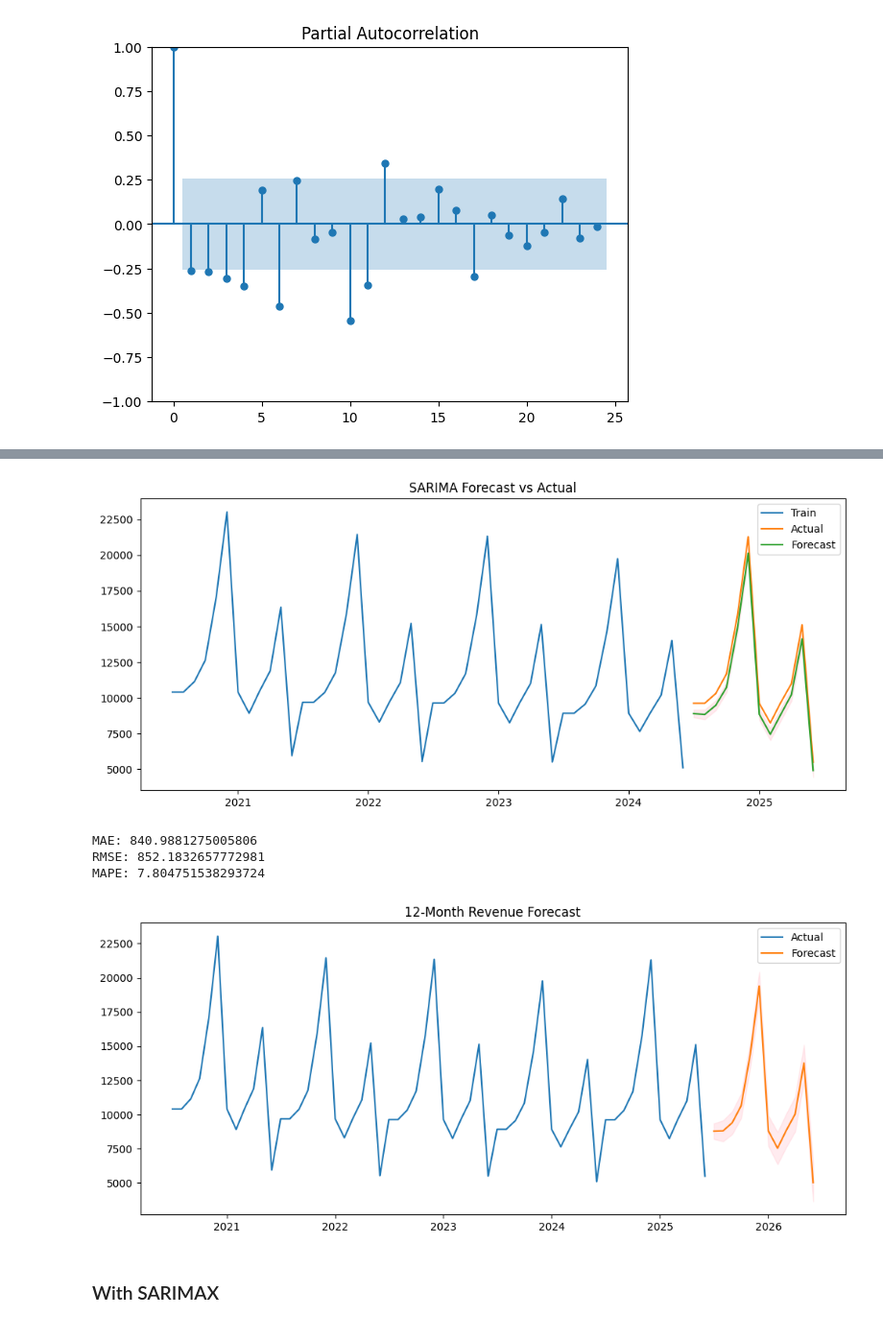
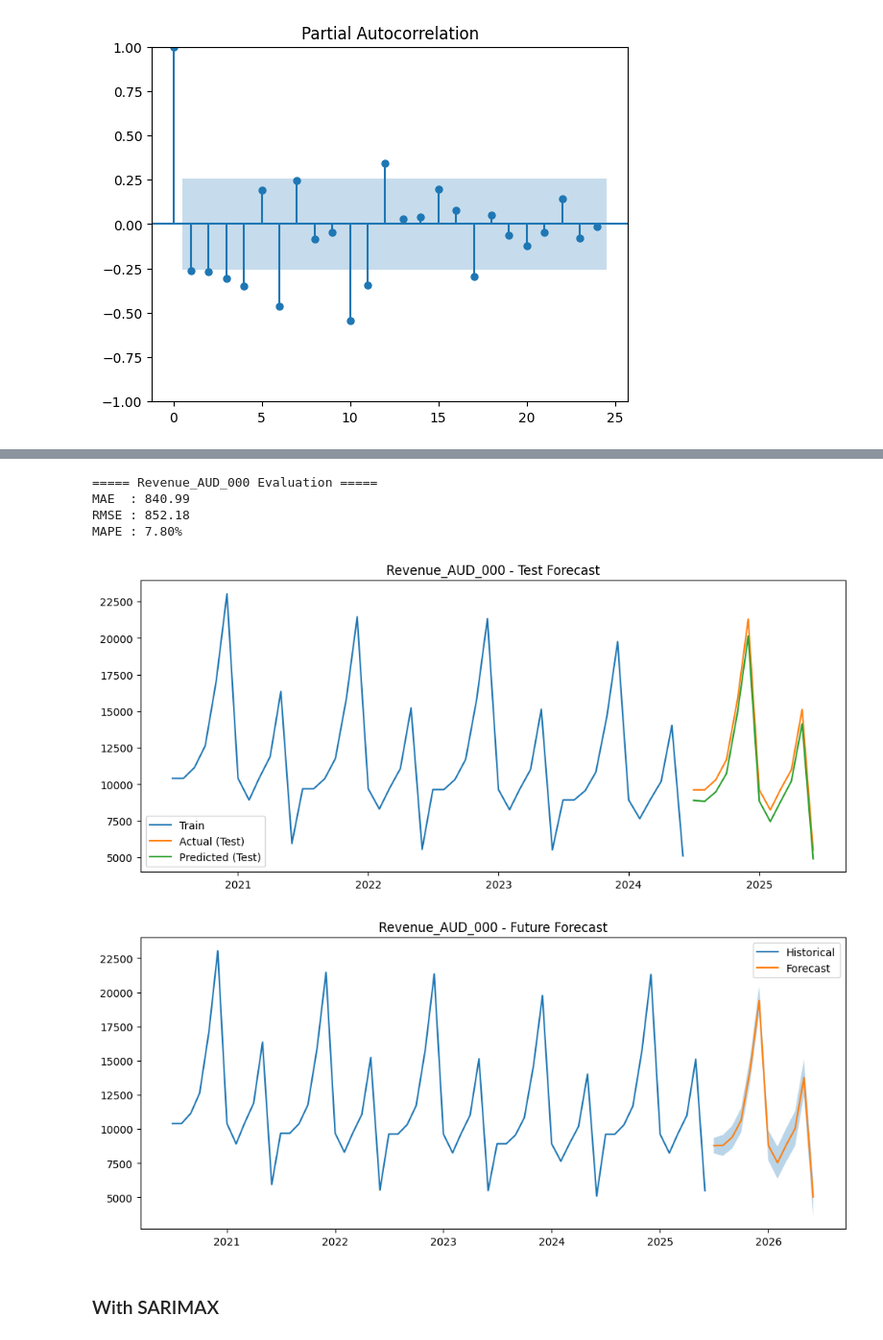
Before and after one commit to Mahir-Uddin0/OuterRim-revenue-forecasting-project, a Jupyter notebook: forecasting.ipynb, the cells around one changed output, grey strips where cells are left out. Shown at 96% size. Saved outputs shown, nothing was run; the diff lists cells and outputs as text; code cells hidden in the pictures.

```diff
--- a/forecasting.ipynb
+++ b/forecasting.ipynb
@@ -234,6 +238,11 @@ plt.ylabel("Online_Revenue_AUD_000")
 # %% [output]
 Text(0, 0.5, 'Online_Revenue_AUD_000')
 [figure]
+# %%
+if "Month_Start" in df:
+    df.set_index('Month_Start', inplace = True)
+
+future_dataset = pd.DataFrame()
 # %% [markdown]
 Highly Seasonal Data
 # %% [markdown]
@@ -336,30 +426,0 @@ conf_int_rev = forecast_rev.conf_int()
-# %%
-plt.figure(figsize=(12,5))
-
-plt.plot(train_rev.index, train_rev, label='Train')
-plt.plot(test_rev.index, test_rev, label='Actual')
-plt.plot(test_rev.index, forecast_mean_rev, label='Forecast')
-
-plt.fill_between(test_rev.index,
-                 conf_int_rev.iloc[:,0],
-                 conf_int_rev.iloc[:,1],
-                 color='pink', alpha=0.3)
-
-plt.legend()
-plt.title("SARIMA Forecast vs Actual")
-plt.show()
-# %% [output]
-[figure, removed]
-# %%
-mae = mean_absolute_error(test_rev, forecast_mean_rev)
-rmse = np.sqrt(mean_squared_error(test_rev, forecast_mean_rev))
-
-mape = np.mean(np.abs((test_rev - forecast_mean_rev) / test_rev)) * 100
-
-print("MAE:", mae)
-print("RMSE:", rmse)
-print("MAPE:", mape)
-# %% [output]
-MAE: 840.9881275005806
-RMSE: 852.1832657772981
-MAPE: 7.804751538293724
@@ -379,19 +427,14 @@ future_conf_rev = future_forecast_rev.conf_int()
-# %%
-plt.figure(figsize=(12,5))
-
-plt.plot(df.index, df['Revenue_AUD_000'], label='Actual')
-plt.plot(future_mean_rev.index, future_mean_rev, label='Forecast')
-
-plt.fill_between(future_mean_rev.index,
-                 future_conf_rev.iloc[:,0],
-                 future_conf_rev.iloc[:,1],
-                 color='pink', alpha=0.3)
-
-plt.legend()
-plt.title("12-Month Revenue Forecast")
-plt.show()
-# %% [output]
-[figure, removed]
+# %%
+future_dataset["Revenue_AUD_000"] = forecast(df, 'Revenue_AUD_000',
+    (p_rev,q_rev,d_rev),
+    (P_rev,D_rev, Q_rev, s_rev))
+# %% [output]
+===== Revenue_AUD_000 Evaluation =====
+MAE  : 840.99
+RMSE : 852.18
+MAPE : 7.80%
+[figure, added]
+[figure, added]
 # %% [markdown]
 ### With SARIMAX
 # %%
```
Also changed, not shown: parts of 59 cells of this notebook.
